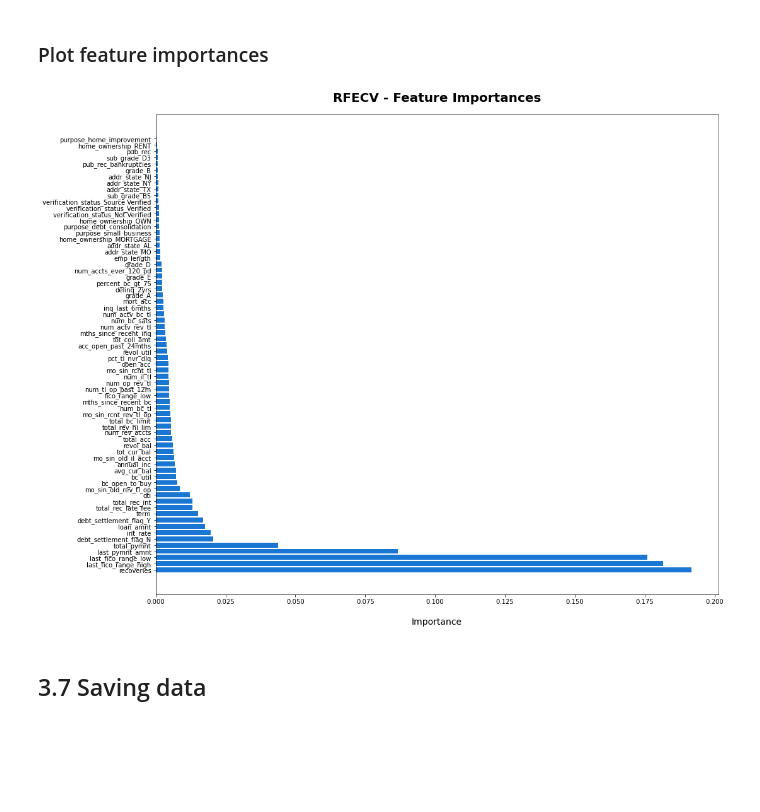
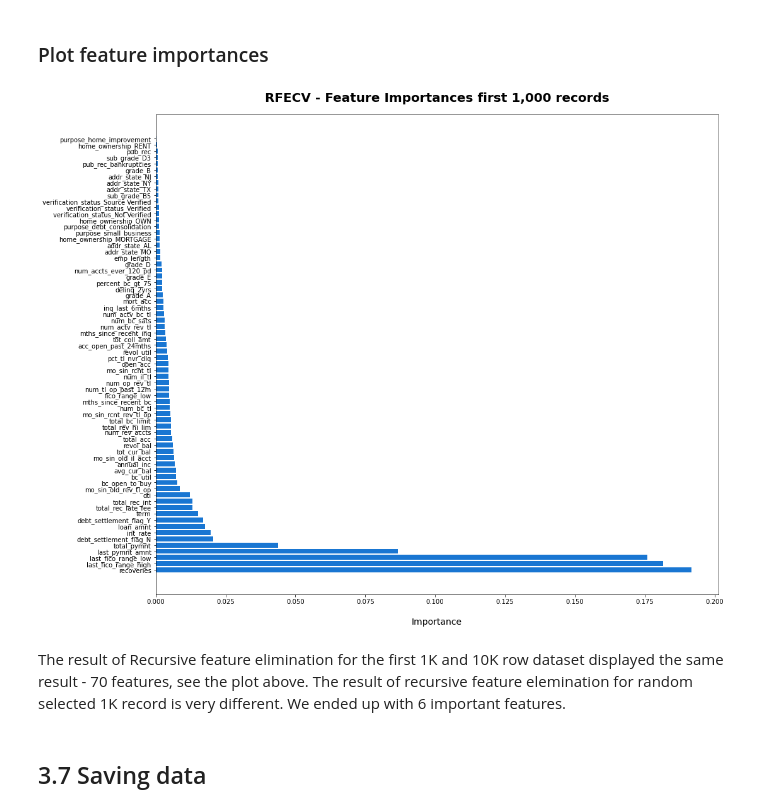
Before and after one commit to natakatch/Springboard, a Jupyter notebook: Capstone two/Notebooks/lending_data_eda.ipynb, the cells around one changed output. Saved outputs shown, nothing was run; the diff lists cells and outputs as text; code cells hidden in the pictures; blank space fills up the shorter version.

Commit message:
Recursive feature selection for random 1K records added

```diff
--- a/Capstone two/Notebooks/lending_data_eda.ipynb
+++ b/Capstone two/Notebooks/lending_data_eda.ipynb
@@ -834,21 +900,24 @@ X.drop(X.columns[np.where(rfecv.support_ == False)[0]], axis=1, inplace=True)
 # %% [markdown]
 ### Plot feature importances
 # %%
-
+#first 1000 records
 dset = pd.DataFrame()
 dset['attr'] = X.columns
 dset['importance'] = rfecv.estimator_.feature_importances_
 
 dset = dset.sort_values(by='importance', ascending=False)
 
 
 plt.figure(figsize=(16, 14))
 plt.barh(y=dset['attr'], width=dset['importance'], color='#1976D2')
-plt.title('RFECV - Feature Importances', fontsize=20, fontweight='bold', pad=20)
+plt.title('RFECV - Feature Importances first 1,000 records', fontsize=20, fontweight='bold', pad=20)
 plt.xlabel('Importance', fontsize=14, labelpad=20)
 plt.show()
 # %% [output]
-[figure, old version]
+[figure, new version]
+# %% [markdown]
+The result of Recursive feature elimination for the first 1K and 10K row dataset displayed the same result - 70 features, see the plot above.
+The result of recursive feature elemination for random selected 1K record is very different. We ended up with 6 important features.
 # %% [markdown]
 ## 3.7 Saving data
 # %%
```
Also changed, not shown: parts of 14 cells of this notebook.
